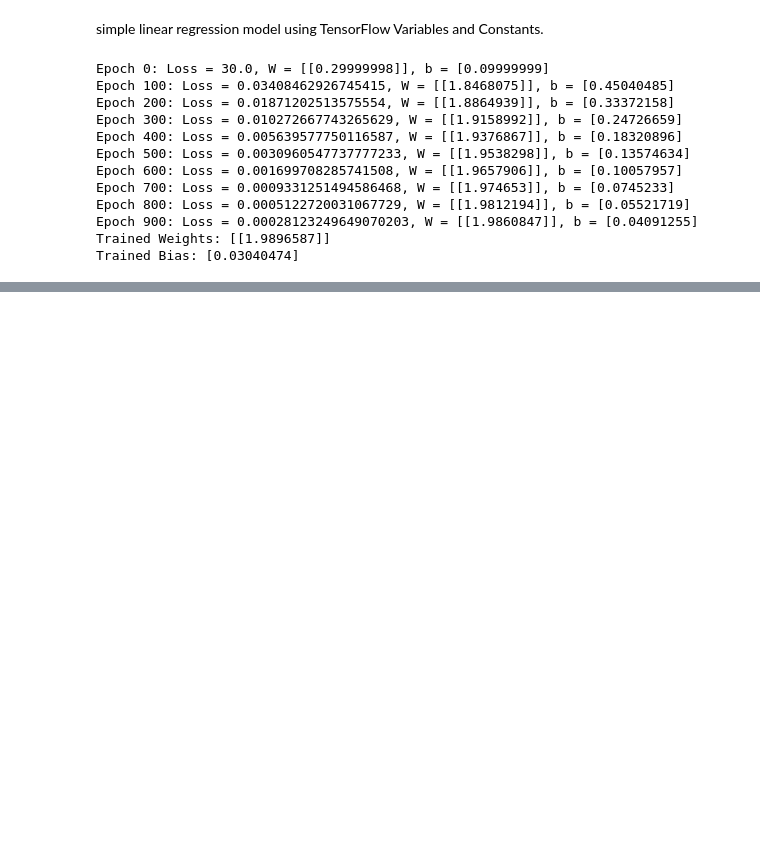
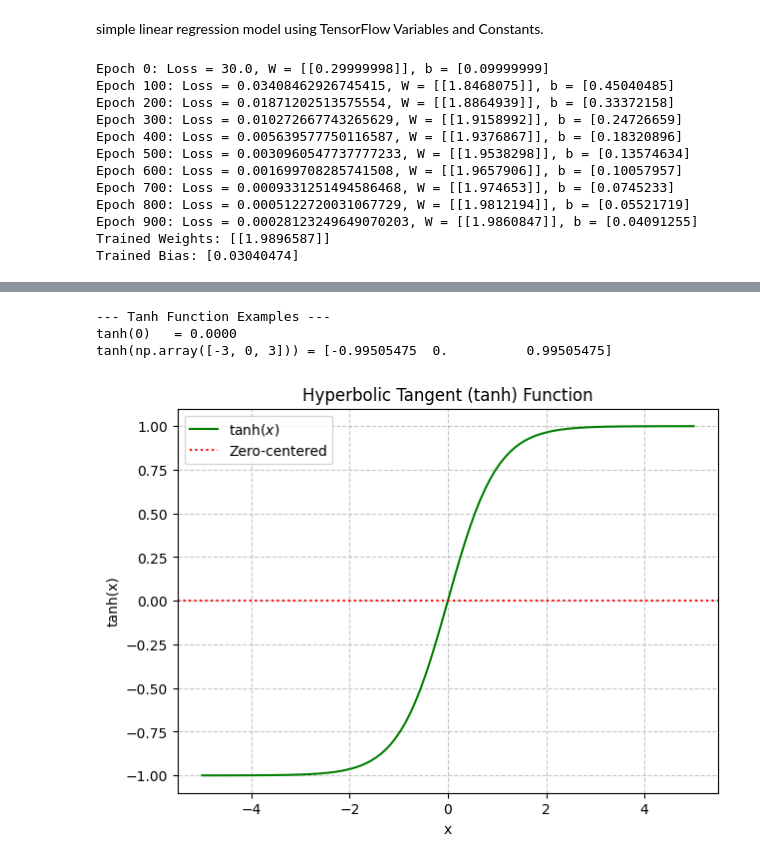
Before and after one commit to suraj-6/python-mini-projects, a Jupyter notebook: tensorflow.ipynb, the cells around one changed output, grey strips where cells are left out. Saved outputs shown, nothing was run; the diff lists cells and outputs as text; code cells hidden in the pictures; blank space fills up the shorter version.

```diff
--- a/tensorflow.ipynb
+++ b/tensorflow.ipynb
@@ -59,0 +518,37 @@ Trained Bias: [0.03040474]
+# %%
+import numpy as np
+import matplotlib.pyplot as plt
+
+# --- Tanh Function (NumPy - Recommended) ---
+def tanh(x):
+    """
+    Implements the hyperbolic tangent (tanh) function using NumPy.
+    Formula: tanh(x) = (e^x - e^(-x)) / (e^x + e^(-x))
+    Outputs values between -1 and 1.
+    """
+    return (np.exp(x) - np.exp(-x)) / (np.exp(x) + np.exp(-x))
+
+print("--- Tanh Function Examples ---")
+print(f"tanh(0)   = {tanh(0):.4f}")
+print(f"tanh(np.array([-3, 0, 3])) = {tanh(np.array([-3, 0, 3]))}")
+
+# --- # <-- This line was causing the error. Now it's a comment.
+
+# --- Basic Tanh Visualization ---
+x_plot = np.linspace(-5, 5, 100)
+y_plot = tanh(x_plot)
+
+plt.figure(figsize=(7, 5))
+plt.plot(x_plot, y_plot, label=r'$\tanh(x)$', color='green')
+plt.title('Hyperbolic Tangent (tanh) Function')
+plt.xlabel('x')
+plt.ylabel('tanh(x)')
+plt.grid(True, linestyle='--', alpha=0.7)
+plt.axhline(y=0, color='r', linestyle=':', label='Zero-centered')
+plt.legend()
+plt.show()
+# %% [output]
+--- Tanh Function Examples ---
+tanh(0)   = 0.0000
+tanh(np.array([-3, 0, 3])) = [-0.99505475  0.          0.99505475]
+[figure, added]
```
Also changed, not shown: parts of 19 cells of this notebook.
